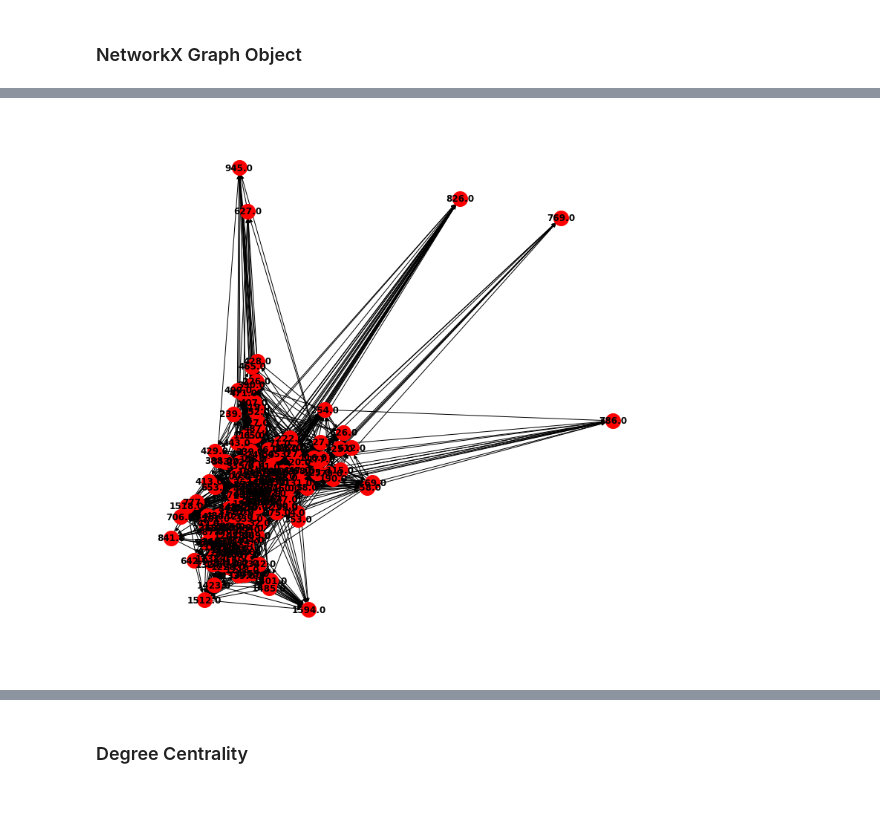
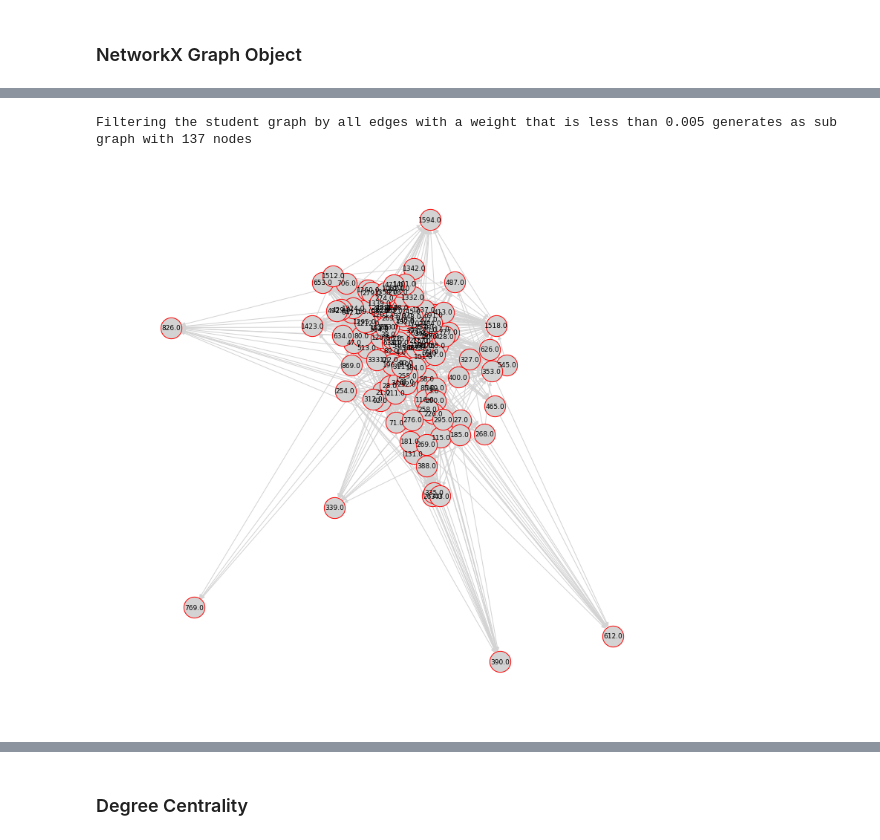
Before and after one commit to dsimband/DATA620_Group3, a Jupyter notebook: Week5_Project1/Week5_Project1_Centrality_Measures.ipynb, the cells around one changed output, grey strips where cells are left out. Saved outputs shown, nothing was run; the diff lists cells and outputs as text; code cells hidden in the pictures; blank space fills up the shorter version.

```diff
--- a/Week5_Project1/Week5_Project1_Centrality_Measures.ipynb
+++ b/Week5_Project1/Week5_Project1_Centrality_Measures.ipynb
@@ -24,6 +24,8 @@ import pandas as pd
 import networkx as nx
 import matplotlib.pyplot as plt
 import warnings
+import plotly.express as px
+plt.rcParams.update({'axes.facecolor':'orange'})
 # %%
 #warnings.filterwarnings("ignore")
 # %%
@@ -71,7 +73,7 @@ a_dict = dict(zip_iter)
 g = nx.from_pandas_edgelist(weighted_data,
                             source='StudentID1',
                             target='StudentID2',
-                            create_using = nx.MultiDiGraph(),
+                            create_using = nx.DiGraph(),
                             edge_attr = ["Contacts", "weight"]
                            )
 # %%
@@ -89,9 +90,16 @@ nx.draw(g, with_labels = True, node_size = 400, font_color = 'black', font_weigh
 # %%
+w = 0.005
 sub_g = nx.subgraph(g,
                     ((source) for source, target, attr in g.edges(data=True)
-                    if attr['weight'] < 0.01))
+                    if attr['weight'] < w))
+# %%
+print('Filtering the student graph by all edges with a weight that is less than '
+      + str(w) + ' generates as sub graph with ' + str(len(sub_g)) + ' nodes')
+# %% [output]
+Filtering the student graph by all edges with a weight that is less than 0.005 generates as sub graph with 137 nodes
 # %%
 plt.figure(figsize = (10,10))
-nx.draw(sub_g, with_labels = True, node_size = 400, font_color = 'black', font_weight = 'bold')
+nx.draw(sub_g, with_labels = True, node_size = 800, font_color = 'black', font_size=9,
+        edge_color='lightgray', edgecolors='red', node_color='lightgray')
 # %% [output]
-[figure, old version]
+[figure, new version]
```
Also changed, not shown: parts of 33 cells of this notebook.
